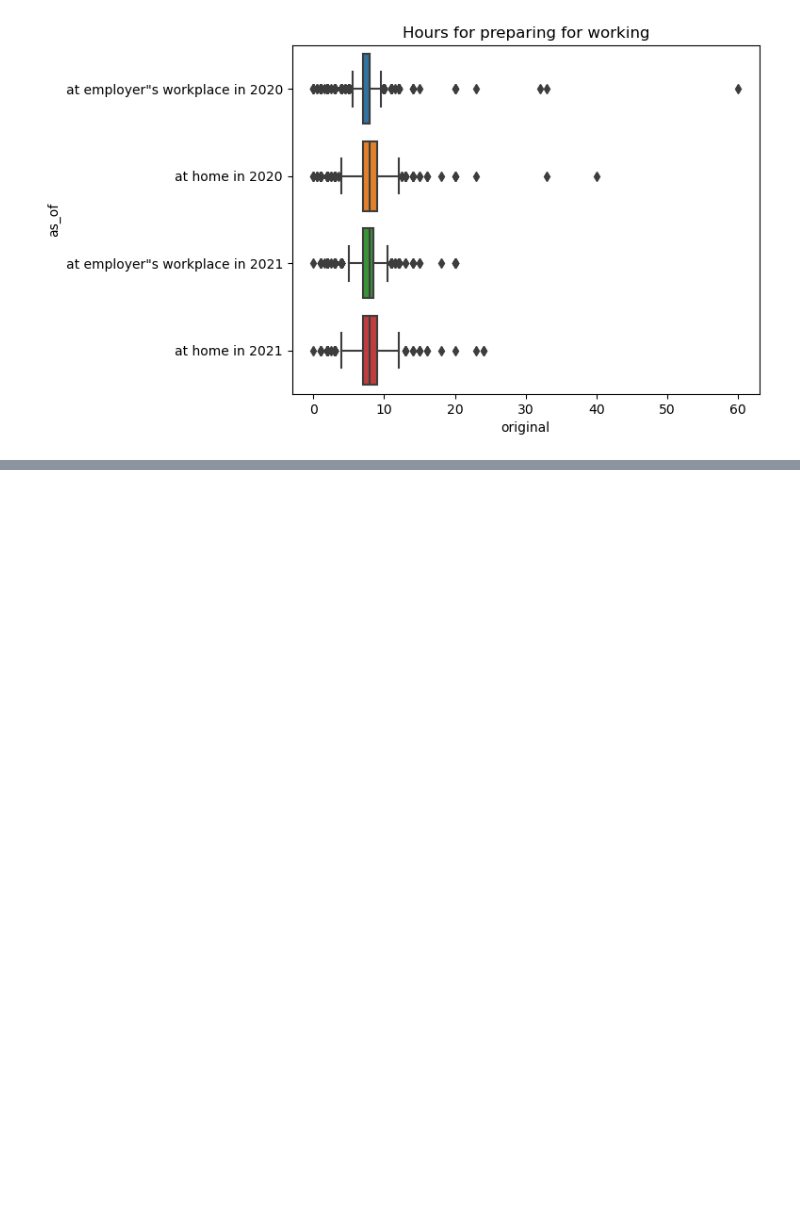
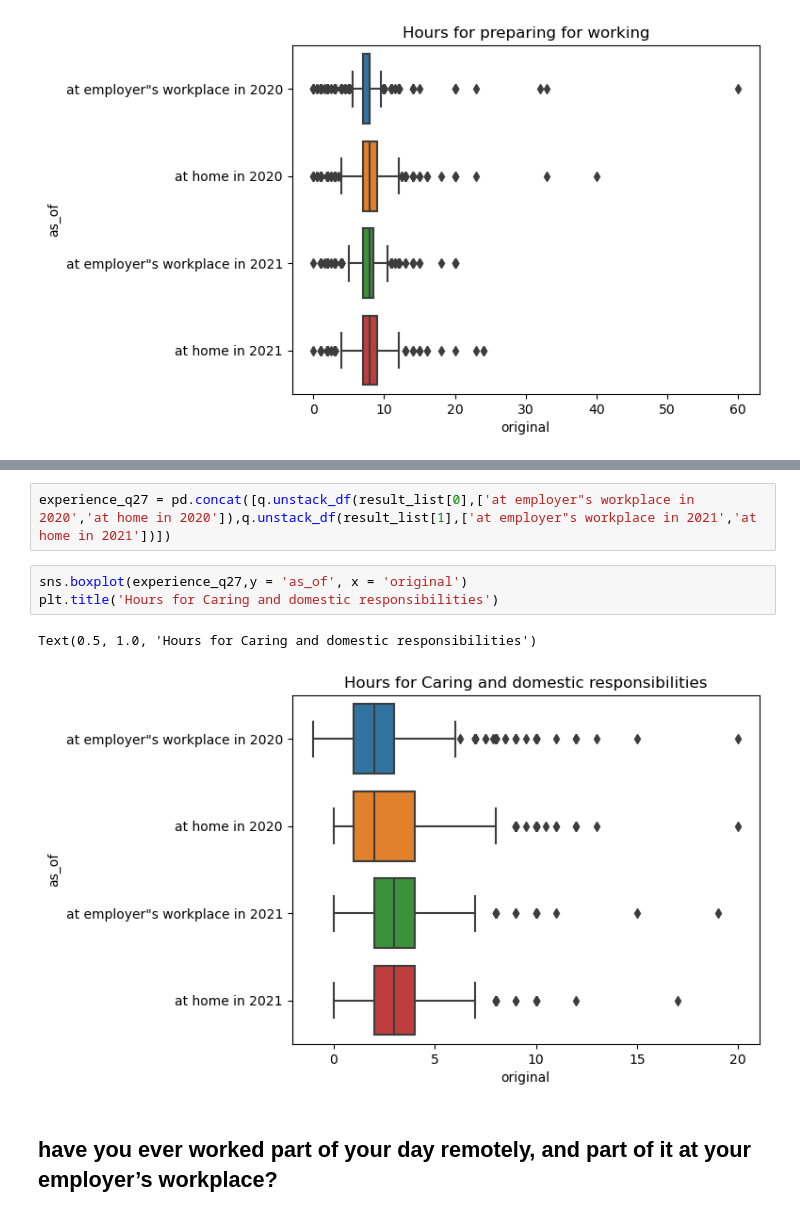
Before and after one commit to ry00iimura/MSDS_DSC672, a Jupyter notebook: EDA.ipynb, the cells around one changed output, grey strips where cells are left out. Saved outputs shown, nothing was run; the diff lists cells and outputs as text; blank space fills up the shorter version.

```diff
--- a/EDA.ipynb
+++ b/EDA.ipynb
@@ -562,0 +587,10 @@ Text(0.5, 1.0, 'Hours for preparing for working')
+# %%
+experience_q27 = pd.concat([q.unstack_df(result_list[0],['at employer"s workplace in 2020','at home in 2020']),q.unstack_df(result_list[1],['at employer"s workplace in 2021','at home in 2021'])])
+# %%
+sns.boxplot(experience_q27,y = 'as_of', x = 'original')
+plt.title('Hours for Caring and domestic responsibilities')
+# %% [output]
+Text(0.5, 1.0, 'Hours for Caring and domestic responsibilities')
+[figure, added]
+# %% [markdown]
+## have you ever worked part of your day remotely, and part of it at your employer’s workplace?
```
Also changed, not shown: parts of 23 cells of this notebook.
